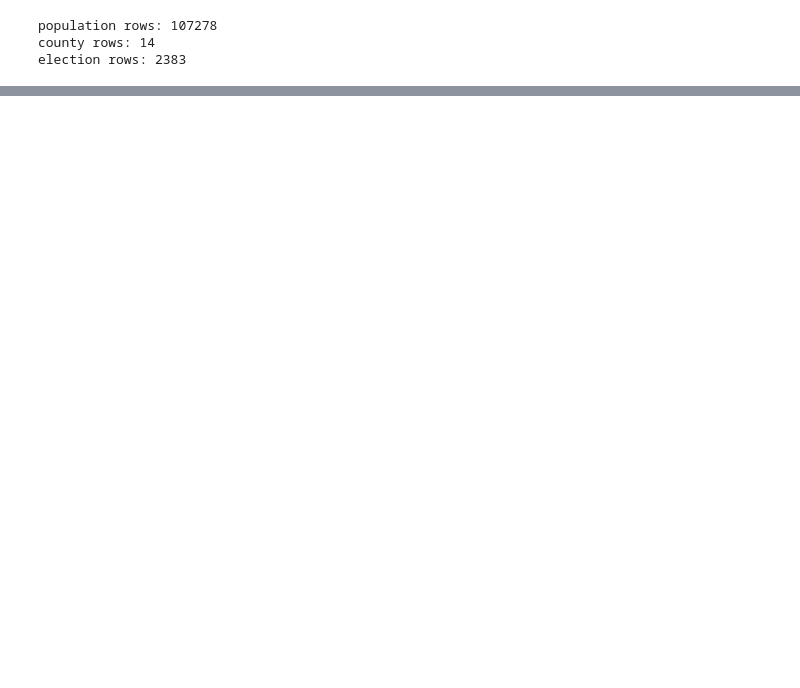
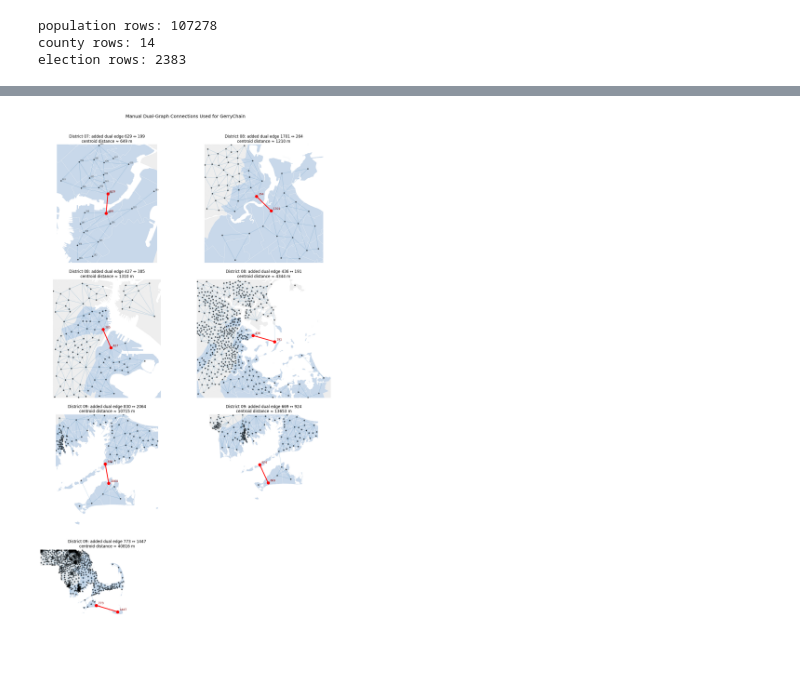
Before and after one commit to WeeWolfG/CS464-final-project, a Jupyter notebook: cleaning.ipynb, the cells around one changed output, grey strips where cells are left out. Saved outputs shown, nothing was run; the diff lists cells and outputs as text; code cells hidden in the pictures; blank space fills up the shorter version.

```diff
--- a/cleaning.ipynb
+++ b/cleaning.ipynb
@@ -80,13 +123,3 @@ There are 519 overlaps.
 There are 77 holes.
 There are some invalid geometries.
 election doctor: False
-# %%
-# repair precincts inside counties
-snap_precision = 8  # higher = more precise snapping to county boundaries
-final_df = smart_repair(elec_df, nest_within_regions=county_df, snap_precision=snap_precision)
-
-# convert small rook boundaries to queen adjacencies
-min_rook_length = 30  # borders shorter than this (meters) become point contacts
-final_df = smart_repair(final_df, min_rook_length=min_rook_length)
-
-print("final doctor:", maup.doctor(final_df))
@@ -166,0 +366,81 @@ config.json saved
+# %%
+# zoomed dual-graph visualization of the added connections
+# gray lines = nearby dual graph edges, black dots = centroids of nearby precinct nodes, red = manual connection
+if len(added_edges) == 0:
+    print("No manual dual-graph edges were needed.")
+else:
+    ncols = min(2, len(added_edges))
+    nrows = int(np.ceil(len(added_edges) / ncols))
+    fig, axes = plt.subplots(nrows, ncols, figsize=(7 * ncols, 6 * nrows))
+    axes = np.array(axes).reshape(-1)
+
+    for ax, edge_info in zip(axes, added_edges):
+        u = edge_info["u"]
+        v = edge_info["v"]
+        district_label = edge_info["CD"]
+        dist = edge_info["distance_m"]
+
+        district_df = map_df[map_df["CD"] == district_label]
+        cu = centroids.loc[u]
+        cv = centroids.loc[v]
+
+        # zoom to the two connected pieces with a practical minimum padding
+        pad = max(float(dist) * 2.5, 1200)
+        xmin = min(cu.x, cv.x) - pad
+        xmax = max(cu.x, cv.x) + pad
+        ymin = min(cu.y, cv.y) - pad
+        ymax = max(cu.y, cv.y) + pad
+
+        nearby_nodes = [
+            node for node, point in centroids.items()
+            if xmin <= point.x <= xmax and ymin <= point.y <= ymax
+        ]
+
+        map_df.plot(ax=ax, color="#eeeeee", edgecolor="white", linewidth=0.2)
+        district_df.plot(ax=ax, color="#c8d8ea", edgecolor="white", linewidth=0.35)
+
+        # draw nearby dual edges between centroids
+        nearby_set = set(nearby_nodes)
+        lines = []
+        for a, b in temp_graph.edges():
+            if a in nearby_set and b in nearby_set:
+                ca = centroids.loc[a]
+                cb = centroids.loc[b]
+                lines.append([(ca.x, ca.y), (cb.x, cb.y)])
+        if lines:
+            ax.add_collection(LineCollection(lines, linewidths=0.7, alpha=0.35))
+
+        # show centroids near the district/connection
+        nearby_centroids = gpd.GeoSeries([centroids.loc[node] for node in nearby_nodes], crs=map_df.crs)
+        nearby_centroids.plot(ax=ax, markersize=12, color="black", alpha=0.55, zorder=4)
+
+        # highlight the manual edge and endpoints
+        ax.plot([cu.x, cv.x], [cu.y, cv.y], color="red", linewidth=2.5, zorder=6)
+        ax.scatter([cu.x, cv.x], [cu.y, cv.y], s=75, color="red", zorder=7)
+        ax.annotate(str(u), (cu.x, cu.y), textcoords="offset points", xytext=(6, 4), fontsize=9, color="darkred")
+        ax.annotate(str(v), (cv.x, cv.y), textcoords="offset points", xytext=(6, 4), fontsize=9, color="darkred")
+
+        # label all nearby nodes only when it is not too cluttered
+        if len(nearby_nodes) <= 35:
+            for node in nearby_nodes:
+                c = centroids.loc[node]
+                ax.annotate(str(node), (c.x, c.y), textcoords="offset points", xytext=(3, 2), fontsize=6, alpha=0.7)
+
+        ax.set_xlim(xmin, xmax)
+        ax.set_ylim(ymin, ymax)
+        ax.set_title(f"District {district_label}: added dual edge {u} ↔ {v}\ncentroid distance ≈ {float(dist):.0f} m")
+        ax.set_axis_off()
+
+    for ax in axes[len(added_edges):]:
+        ax.set_visible(False)
+
+    plt.suptitle("Manual Dual-Graph Connections Used for GerryChain", y=1.01, fontsize=14)
+    plt.tight_layout()
+    plt.savefig(os.path.join(outdir, "island_connections.png"), dpi=150, bbox_inches="tight")
+    plt.show()
+
+print("Added edges:")
+for edge_info in added_edges:
+    print(edge_info)
+# %% [output]
+[figure, added]
```
Also changed, not shown: parts of 20 cells of this notebook, 8 other files.
